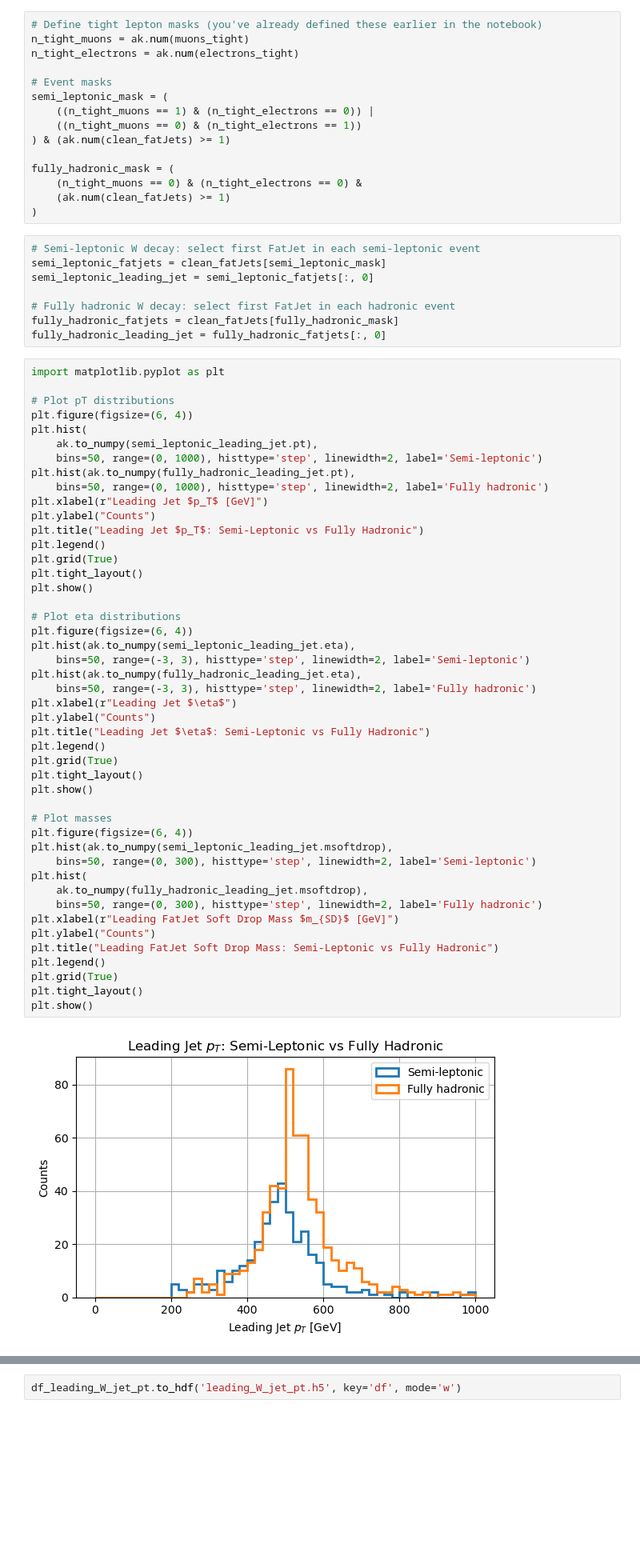
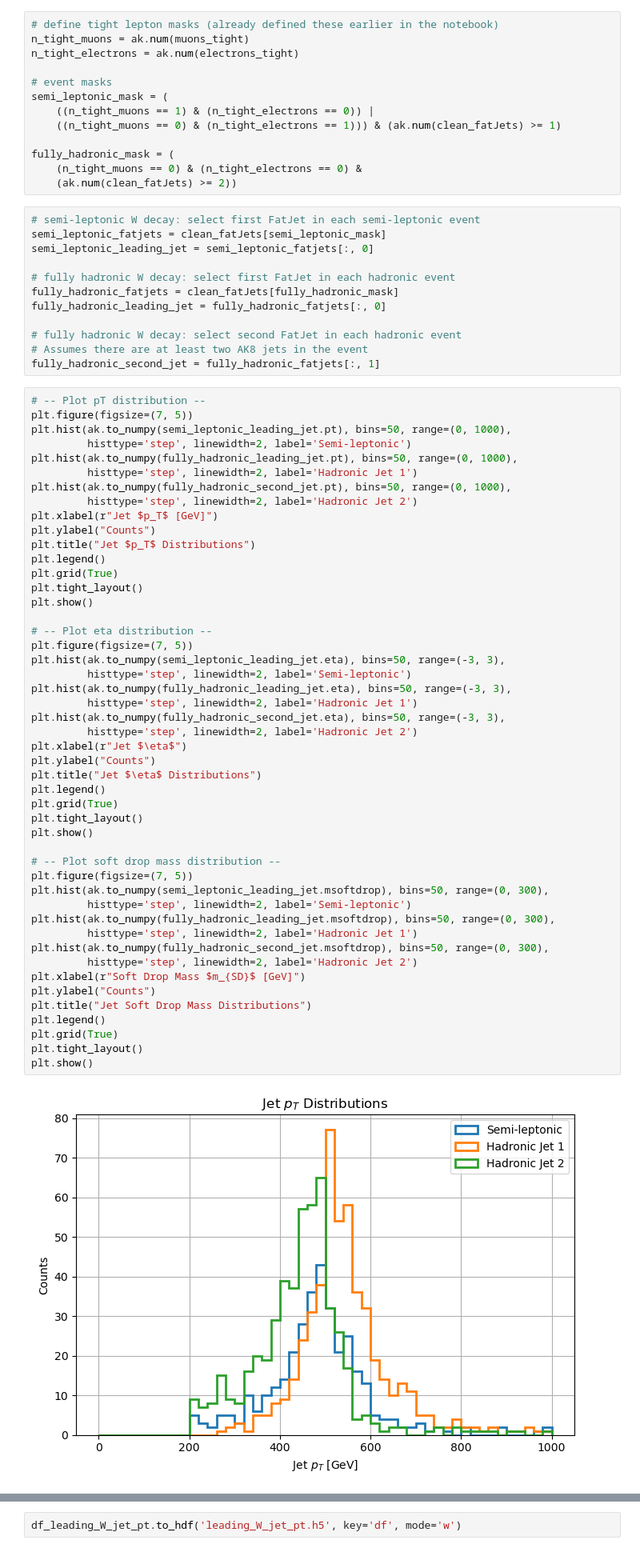
Before and after one commit to aimenobaid/polarization, a Jupyter notebook: resonancesTest_selections_h5.ipynb, the cells around one changed output, grey strips where cells are left out. Shown: that part at 80% size. Saved outputs shown, nothing was run; the diff lists cells and outputs as text; blank space fills up the shorter version.

Commit message:
2ndhadronicjet, costheta*, DAS import

```diff
--- a/resonancesTest_selections_h5.ipynb
+++ b/resonancesTest_selections_h5.ipynb
@@ -494,71 +500,75 @@ Steps:
 # %%
-# Define tight lepton masks (you've already defined these earlier in the notebook)
+# define tight lepton masks (already defined these earlier in the notebook)
 n_tight_muons = ak.num(muons_tight)
 n_tight_electrons = ak.num(electrons_tight)
 
-# Event masks
+# event masks
 semi_leptonic_mask = (
     ((n_tight_muons == 1) & (n_tight_electrons == 0)) |
-    ((n_tight_muons == 0) & (n_tight_electrons == 1))
-) & (ak.num(clean_fatJets) >= 1)
+    ((n_tight_muons == 0) & (n_tight_electrons == 1))) & (ak.num(clean_fatJets) >= 1)
 
 fully_hadronic_mask = (
     (n_tight_muons == 0) & (n_tight_electrons == 0) &
-    (ak.num(clean_fatJets) >= 1)
-)
+    (ak.num(clean_fatJets) >= 2))
 # %%
-# Semi-leptonic W decay: select first FatJet in each semi-leptonic event
+# semi-leptonic W decay: select first FatJet in each semi-leptonic event
 semi_leptonic_fatjets = clean_fatJets[semi_leptonic_mask]
 semi_leptonic_leading_jet = semi_leptonic_fatjets[:, 0]
 
-# Fully hadronic W decay: select first FatJet in each hadronic event
+# fully hadronic W decay: select first FatJet in each hadronic event
 fully_hadronic_fatjets = clean_fatJets[fully_hadronic_mask]
 fully_hadronic_leading_jet = fully_hadronic_fatjets[:, 0]
+
+# fully hadronic W decay: select second FatJet in each hadronic event
+# Assumes there are at least two AK8 jets in the event
+fully_hadronic_second_jet = fully_hadronic_fatjets[:, 1]
 # %%
-import matplotlib.pyplot as plt
-
-# Plot pT distributions
-plt.figure(figsize=(6, 4))
-plt.hist(
-    ak.to_numpy(semi_leptonic_leading_jet.pt),
-    bins=50, range=(0, 1000), histtype='step', linewidth=2, label='Semi-leptonic')
-plt.hist(ak.to_numpy(fully_hadronic_leading_jet.pt),
-    bins=50, range=(0, 1000), histtype='step', linewidth=2, label='Fully hadronic')
-plt.xlabel(r"Leading Jet $p_T$ [GeV]")
+# -- Plot pT distribution --
+plt.figure(figsize=(7, 5))
+plt.hist(ak.to_numpy(semi_leptonic_leading_jet.pt), bins=50, range=(0, 1000),
+         histtype='step', linewidth=2, label='Semi-leptonic')
+plt.hist(ak.to_numpy(fully_hadronic_leading_jet.pt), bins=50, range=(0, 1000),
+         histtype='step', linewidth=2, label='Hadronic Jet 1')
+plt.hist(ak.to_numpy(fully_hadronic_second_jet.pt), bins=50, range=(0, 1000),
+         histtype='step', linewidth=2, label='Hadronic Jet 2')
+plt.xlabel(r"Jet $p_T$ [GeV]")
 plt.ylabel("Counts")
-plt.title("Leading Jet $p_T$: Semi-Leptonic vs Fully Hadronic")
+plt.title("Jet $p_T$ Distributions")
 plt.legend()
 plt.grid(True)
 plt.tight_layout()
 plt.show()
 
-# Plot eta distributions
-plt.figure(figsize=(6, 4))
-plt.hist(ak.to_numpy(semi_leptonic_leading_jet.eta),
-    bins=50, range=(-3, 3), histtype='step', linewidth=2, label='Semi-leptonic')
-plt.hist(ak.to_numpy(fully_hadronic_leading_jet.eta),
-    bins=50, range=(-3, 3), histtype='step', linewidth=2, label='Fully hadronic')
-plt.xlabel(r"Leading Jet $\eta$")
+# -- Plot eta distribution --
+plt.figure(figsize=(7, 5))
+plt.hist(ak.to_numpy(semi_leptonic_leading_jet.eta), bins=50, range=(-3, 3),
+         histtype='step', linewidth=2, label='Semi-leptonic')
+plt.hist(ak.to_numpy(fully_hadronic_leading_jet.eta), bins=50, range=(-3, 3),
+         histtype='step', linewidth=2, label='Hadronic Jet 1')
+plt.hist(ak.to_numpy(fully_hadronic_second_jet.eta), bins=50, range=(-3, 3),
+         histtype='step', linewidth=2, label='Hadronic Jet 2')
+plt.xlabel(r"Jet $\eta$")
 plt.ylabel("Counts")
-plt.title("Leading Jet $\eta$: Semi-Leptonic vs Fully Hadronic")
+plt.title("Jet $\eta$ Distributions")
 plt.legend()
 plt.grid(True)
 plt.tight_layout()
 plt.show()
 
-# Plot masses
-plt.figure(figsize=(6, 4))
-plt.hist(ak.to_numpy(semi_leptonic_leading_jet.msoftdrop),
-    bins=50, range=(0, 300), histtype='step', linewidth=2, label='Semi-leptonic')
-plt.hist(
-    ak.to_numpy(fully_hadronic_leading_jet.msoftdrop),
-    bins=50, range=(0, 300), histtype='step', linewidth=2, label='Fully hadronic')
-plt.xlabel(r"Leading FatJet Soft Drop Mass $m_{SD}$ [GeV]")
+# -- Plot soft drop mass distribution --
+plt.figure(figsize=(7, 5))
+plt.hist(ak.to_numpy(semi_leptonic_leading_jet.msoftdrop), bins=50, range=(0, 300),
+         histtype='step', linewidth=2, label='Semi-leptonic')
+plt.hist(ak.to_numpy(fully_hadronic_leading_jet.msoftdrop), bins=50, range=(0, 300),
+         histtype='step', linewidth=2, label='Hadronic Jet 1')
+plt.hist(ak.to_numpy(fully_hadronic_second_jet.msoftdrop), bins=50, range=(0, 300),
+         histtype='step', linewidth=2, label='Hadronic Jet 2')
+plt.xlabel(r"Soft Drop Mass $m_{SD}$ [GeV]")
 plt.ylabel("Counts")
-plt.title("Leading FatJet Soft Drop Mass: Semi-Leptonic vs Fully Hadronic")
+plt.title("Jet Soft Drop Mass Distributions")
 plt.legend()
 plt.grid(True)
 plt.tight_layout()
 plt.show()
 # %% [output]
-[figure, old version]
+[figure, new version]
```
Also changed, not shown: parts of 10 cells of this notebook.
